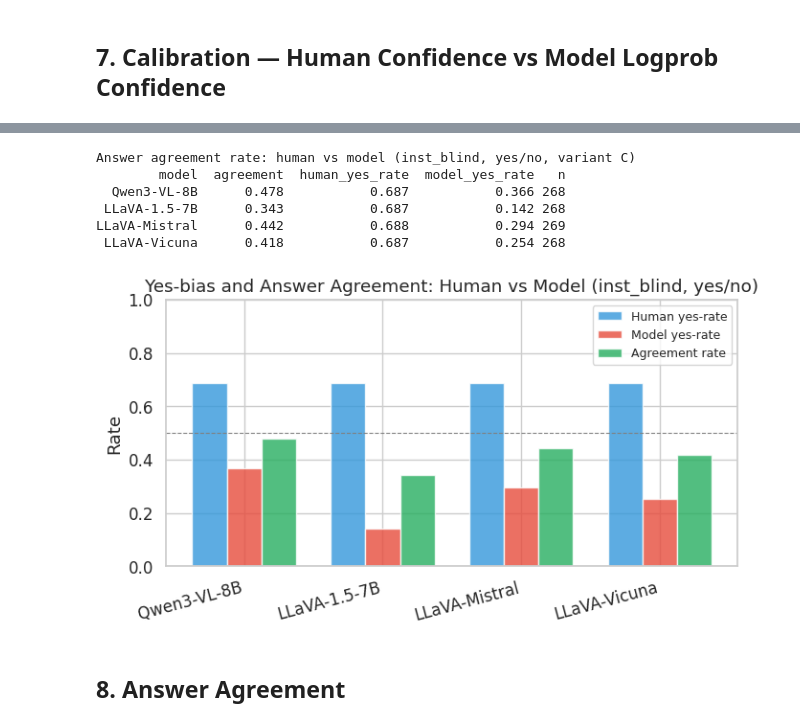
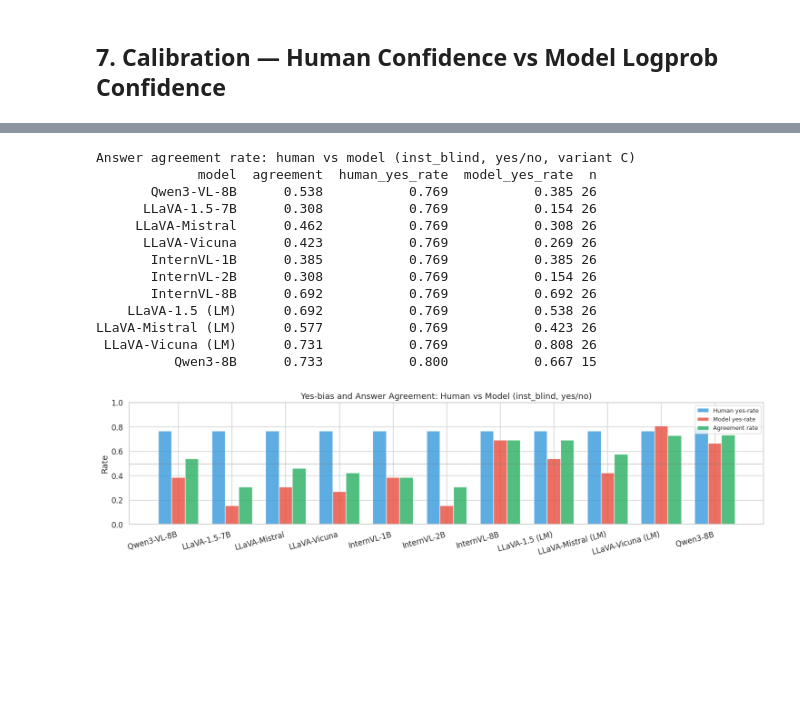
Before and after one commit to unolop/HPA, a Jupyter notebook: analysis/session2/09_human_results.ipynb, the cells around one changed output, grey strips where cells are left out. Drawn from its saved outputs; the diff is of its cells as text; code cells hidden in the pictures; blank space fills up the shorter version.

Commit message:
402 questions

```diff
--- a/analysis/session2/09_human_results.ipynb
+++ b/analysis/session2/09_human_results.ipynb
@@ -28,6 +38,4 @@ VARIANT_COLORS = {'C': '#2196F3', 'B': '#FF9800', 'A': '#E91E63'}
 
 
 import re as _re
-def _clean_answer(ans):
-    """Strip <think>...</think> CoT prefix (Qwen3 backbone)."""
-    return _re.sub(r'<think>.*?</think>\s*', '', ans, flags=_re.DOTALL).strip()
+from utils.load_session import clean_answer as _clean_answer
@@ -187,0 +55,10 @@ Untranslated  : 0  (0.0%)
+# %%
+# ── Load human data (participants → translate → flatten → intersect) ──────────
+from utils.load_session import load_human_data, check_translation_coverage
+
+MIN_ANSWERS = 348
+participants, common_qids, df, mapper = load_human_data(BASE, min_answers=MIN_ANSWERS)
+check_translation_coverage(df, BASE / 'analysis/utils/kr_answer_map.json')
+
+print(f'\ndf shape: {df.shape}')
+df.head(3)[['participant','variant','answer_kr','answer_en','gt','accuracy']]
@@ -187,0 +87,6 @@ Untranslated  : 0  (0.0%)
+# %%
+# ── Load model results (inst_blind) ──────────────────────────────────────────
+from utils.load_session import load_model_results, VARIANT_ORDER
+
+q_ids = set(df['question_id'].tolist())
+model_q_acc, MODEL_TYPE, MODELS, ALL_MODELS = load_model_results(BASE, q_ids)
@@ -1123,59 +1174,69 @@ NameError: name 'MODELS' is not defined
 # Do human and model give the same answer regardless of GT?
 # Measures alignment of priors independent of correctness
 
+# Collapse to question level: human majority vote per question
+yn_all = df[(df.variant == 'C') & df['question_id'].isin(yn_gt_qids)].copy()
+yn_all['answer_yn'] = yn_all['answer_en'].str.lower().str.strip().map(
+    lambda x: x if x in ('yes','no') else None)
+yn_all = yn_all.dropna(subset=['answer_yn'])
+# majority vote: yes if > 50% of participants said yes, else no
+yn_q = (yn_all.groupby('question_id')['answer_yn']
+        .apply(lambda s: 'yes' if (s == 'yes').mean() > 0.5 else 'no')
+        .reset_index().rename(columns={'answer_yn': 'human_maj'}))
+
 agree_rows = []
-yn_df = df[(df.variant == 'C') & df['question_id'].isin(yn_gt_qids)].copy()
-yn_df['answer_yn'] = yn_df['answer_en'].str.lower().str.strip().map(
-    lambda x: x if x in ('yes','no') else None)
-yn_df = yn_df.dropna(subset=['answer_yn'])
-
 for label, records in model_calib.items():
-    rec_map = {}  # qid → predicted_yes (1=yes, 0=no)
-    path = RESULTS_DIR / MODELS[label] / 'vqa_1k_control_inst_blind.jsonl'
+    rec_map = {}  # qid → model answer
+    path = MODELS[label] / 'vqa_1k_control_inst_blind.jsonl'
     if path.exists():
         for line in open(path):
             ex = json.loads(line)
             qid = int(ex['question_id'])
             if qid not in yn_gt_qids: continue
-            ans = ex.get('generated_answers',{}).get('question','').strip().lower()
+            raw = ex.get('generated_answers',{}).get('question','')
+            raw = _clean_answer(raw)
+            ans = re.sub(r'[^\w]', '', raw.strip().lower())
             if ans in ('yes','no'):
                 rec_map[qid] = ans
 
-    merged = yn_df.merge(
-        pd.Series(rec_map, name='model_ans').reset_index().rename(columns={'index':'question_id'}),
-        on='question_id', how='inner'
-    )
-    agree = (merged['answer_yn'] == merged['model_ans']).mean()
-    h_yes  = (merged['answer_yn'] == 'yes').mean()
+    model_ser = pd.Series(rec_map, name='model_ans').reset_index().rename(columns={'index':'question_id'})
+    merged = yn_q.merge(model_ser, on='question_id', how='inner')
+    agree = (merged['human_maj'] == merged['model_ans']).mean()
+    h_yes  = (merged['human_maj'] == 'yes').mean()
     m_yes  = (merged['model_ans'] == 'yes').mean()
     agree_rows.append({'model': label, 'agreement': agree,
                        'human_yes_rate': h_yes, 'model_yes_rate': m_yes,
                        'n': len(merged)})
 
 agree_df = pd.DataFrame(agree_rows)
 print('Answer agreement rate: human vs model (inst_blind, yes/no, variant C)')
 print(agree_df.to_string(index=False, float_format='{:.3f}'.format))
 
 # Yes-bias comparison bar chart
-fig, ax = plt.subplots(figsize=(7, 4))
+fig, ax = plt.subplots(figsize=(15, 4))
 x = np.arange(len(agree_df))
 w = 0.25
 ax.bar(x - w, agree_df['human_yes_rate'],  w, label='Human yes-rate',  color='#3498db', alpha=0.8)
 ax.bar(x,     agree_df['model_yes_rate'],  w, label='Model yes-rate',  color='#e74c3c', alpha=0.8)
 ax.bar(x + w, agree_df['agreement'],       w, label='Agreement rate',  color='#27ae60', alpha=0.8)
 ax.set_xticks(x); ax.set_xticklabels(agree_df['model'], rotation=15, ha='right')
 ax.set_ylabel('Rate'); ax.set_ylim(0, 1)
 ax.set_title('Yes-bias and Answer Agreement: Human vs Model (inst_blind, yes/no)')
 ax.axhline(0.5, color='gray', ls='--', lw=0.8)
 ax.legend(fontsize=9)
 plt.tight_layout(); plt.show()
 # %% [output]
 Answer agreement rate: human vs model (inst_blind, yes/no, variant C)
-        model  agreement  human_yes_rate  model_yes_rate   n
-  Qwen3-VL-8B      0.478           0.687           0.366 268
- LLaVA-1.5-7B      0.343           0.687           0.142 268
-LLaVA-Mistral      0.442           0.688           0.294 269
- LLaVA-Vicuna      0.418           0.687           0.254 268
+             model  agreement  human_yes_rate  model_yes_rate  n
+       Qwen3-VL-8B      0.538           0.769           0.385 26
+      LLaVA-1.5-7B      0.308           0.769           0.154 26
+     LLaVA-Mistral      0.462           0.769           0.308 26
+      LLaVA-Vicuna      0.423           0.769           0.269 26
+       InternVL-1B      0.385           0.769           0.385 26
+       InternVL-2B      0.308           0.769           0.154 26
+       InternVL-8B      0.692           0.769           0.692 26
+    LLaVA-1.5 (LM)      0.692           0.769           0.538 26
+LLaVA-Mistral (LM)      0.577           0.769           0.423 26
+ LLaVA-Vicuna (LM)      0.731           0.769           0.808 26
+          Qwen3-8B      0.733           0.800           0.667 15
-[figure, old version]
+[figure, new version]
-# %% [markdown]
-## 8. Answer Agreement
```
Also changed, not shown: parts of 31 cells of this notebook, 33 other files.
